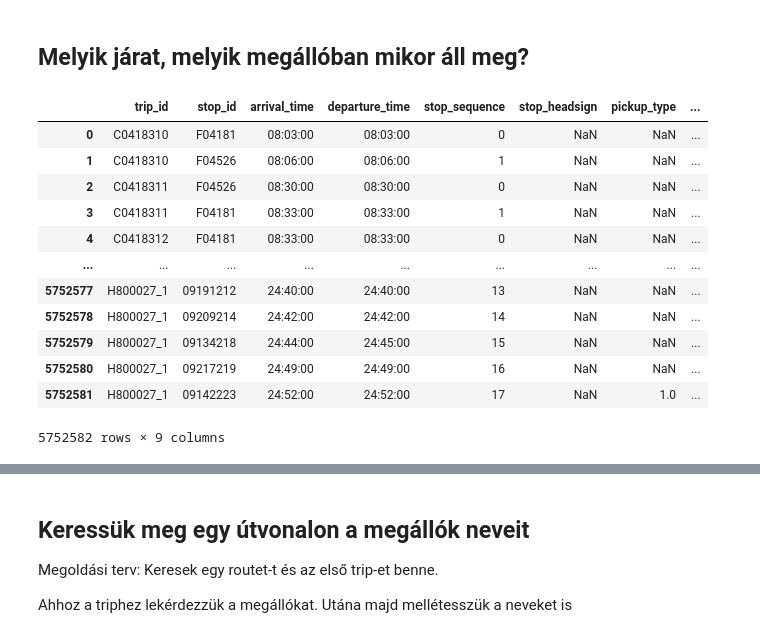
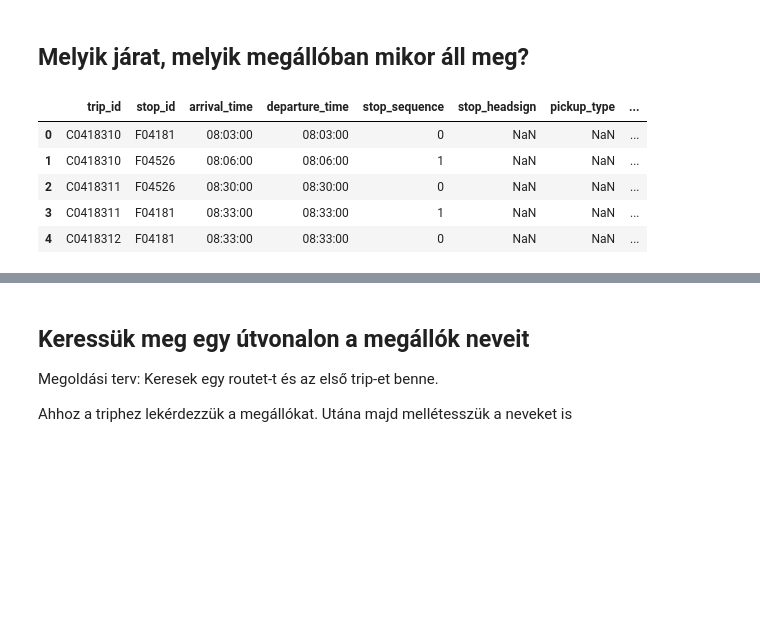
Before and after one commit to apulai/budapest_gtfs, a Jupyter notebook: bp_gtfs_v2.ipynb, the cells around one changed output, grey strips where cells are left out. Drawn from its saved outputs; the diff is of its cells as text; code cells hidden in the pictures; blank space fills up the shorter version.

```diff
--- a/bp_gtfs_v2.ipynb
+++ b/bp_gtfs_v2.ipynb
@@ -30,19 +25,12 @@ df_trips
 # %% [markdown]
 ## Melyik járat, melyik megállóban mikor áll meg?
 # %%
-df_stop_times
+df_stop_times.head(5)
 # %% [output]
 |  | trip_id | stop_id | arrival_time | departure_time | stop_sequence | stop_headsign | pickup_type | ... |
 | 0 | C0418310 | F04181 | 08:03:00 | 08:03:00 | 0 | NaN | NaN | ... |
 | 1 | C0418310 | F04526 | 08:06:00 | 08:06:00 | 1 | NaN | NaN | ... |
 | 2 | C0418311 | F04526 | 08:30:00 | 08:30:00 | 0 | NaN | NaN | ... |
 | 3 | C0418311 | F04181 | 08:33:00 | 08:33:00 | 1 | NaN | NaN | ... |
 | 4 | C0418312 | F04181 | 08:33:00 | 08:33:00 | 0 | NaN | NaN | ... |
-| ... | ... | ... | ... | ... | ... | ... | ... | ... |
-| 5752577 | H800027_1 | 09191212 | 24:40:00 | 24:40:00 | 13 | NaN | NaN | ... |
-| 5752578 | H800027_1 | 09209214 | 24:42:00 | 24:42:00 | 14 | NaN | NaN | ... |
-| 5752579 | H800027_1 | 09134218 | 24:44:00 | 24:45:00 | 15 | NaN | NaN | ... |
-| 5752580 | H800027_1 | 09217219 | 24:49:00 | 24:49:00 | 16 | NaN | NaN | ... |
-| 5752581 | H800027_1 | 09142223 | 24:52:00 | 24:52:00 | 17 | NaN | 1.0 | ... |
-5752582 rows × 9 columns
 # %% [markdown]
```
Also changed, not shown: parts of 50 cells of this notebook, 1 other file.
